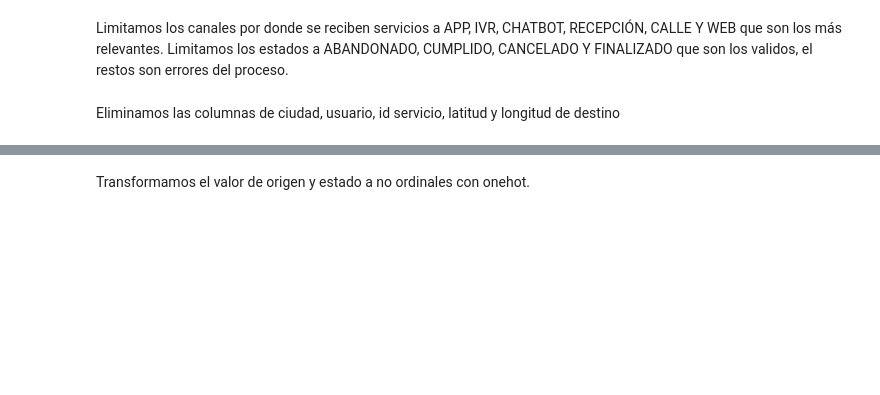
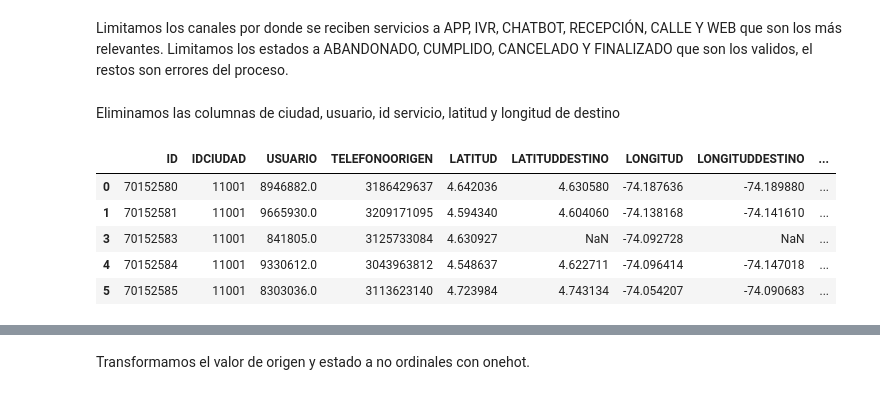
Before and after one commit to josedelarosa82/taxi-prediction-model, a Jupyter notebook: Proyecto_predicción_servicio_taxi.ipynb, the cells around one changed output, grey strips where cells are left out. Saved outputs shown, nothing was run; the diff lists cells and outputs as text; code cells hidden in the pictures; blank space fills up the shorter version.

```diff
--- a/Proyecto_predicción_servicio_taxi.ipynb
+++ b/Proyecto_predicción_servicio_taxi.ipynb
@@ -26,15 +21,11 @@ NUM_OF_WEEK = 8.0
 HOURS_OF_DAY = 24
 DAYS_OF_WEEK = 7
 FORMAT_DATE = '%Y-%m-%d'
-
-TRAINIG_DAY = pd.to_datetime("2022-04-01", format=FORMAT_DATE)
-LAST_TRAINIG_DATE = TRAINIG_DAY - timedelta(weeks=NUM_OF_WEEK)
+DATE_START_TRAINIG = pd.to_datetime("2022-04-13", format=FORMAT_DATE)
+FICHERO_DATA = './data/SERVICIO_UNIFICADO_2022.parquet.gzip'
 # %%
-#Nombre de ficheros
-fichero_parquet = '/content/drive/MyDrive/Proyectos/Taxis libres/IA/Datos/SERVICIO_UNIFICADO_2022.parquet.gzip'
-
 #Se lee el archivo de un parquet a un dataframe
-df = pd.read_parquet(fichero_parquet)
+df = pd.read_parquet(FICHERO_DATA)
 
 print("Dataset cargado con éxito")
 # %% [output]
@@ -121,12 +76,15 @@ df = df[(df["ESTADO"]=="ABANDONADO") | (df["ESTADO"]=="CUMPLIDO") | (df["ESTADO"
 # %% [markdown]
 Eliminamos las columnas de ciudad, usuario, id servicio, latitud y longitud de destino
 # %%
-#Eliminamos las columan que no son útiles en el modelo
-df = df.drop(columns=["IDCIUDAD","USUARIO","ID","LATITUDDESTINO","LONGITUDDESTINO","LATITUD","LONGITUD"])
-#Se crea un campo de fecha para indexar
-
+#Se definen las fechas y el día de la semana
 df['FECHACOMPLETA'] = pd.to_datetime(df['FECHACOMPLETA'], format='%Y/%m/%d %H:%M:%S')
+df['FECHA'] = df['FECHACOMPLETA'].dt.strftime(FORMAT_DATE)
 df['DIADESEMANA'] = df['FECHACOMPLETA'].map( lambda x: x.isoweekday() )
-
-#df['FECHA_HORA'] = fecha.dt.strftime("%Y-%m-%d %H")
-#df['FECHA'] = fecha.dt.strftime("%Y-%m-%d")
+df.head(5)
+# %% [output]
+|  | ID | IDCIUDAD | USUARIO | TELEFONOORIGEN | LATITUD | LATITUDDESTINO | LONGITUD | LONGITUDDESTINO | ... |
+| 0 | 70152580 | 11001 | 8946882.0 | 3186429637 | 4.642036 | 4.630580 | -74.187636 | -74.189880 | ... |
+| 1 | 70152581 | 11001 | 9665930.0 | 3209171095 | 4.594340 | 4.604060 | -74.138168 | -74.141610 | ... |
+| 3 | 70152583 | 11001 | 841805.0 | 3125733084 | 4.630927 | NaN | -74.092728 | NaN | ... |
+| 4 | 70152584 | 11001 | 9330612.0 | 3043963812 | 4.548637 | 4.622711 | -74.096414 | -74.147018 | ... |
+| 5 | 70152585 | 11001 | 8303036.0 | 3113623140 | 4.723984 | 4.743134 | -74.054207 | -74.090683 | ... |
```
Also changed, not shown: parts of 30 cells of this notebook.
